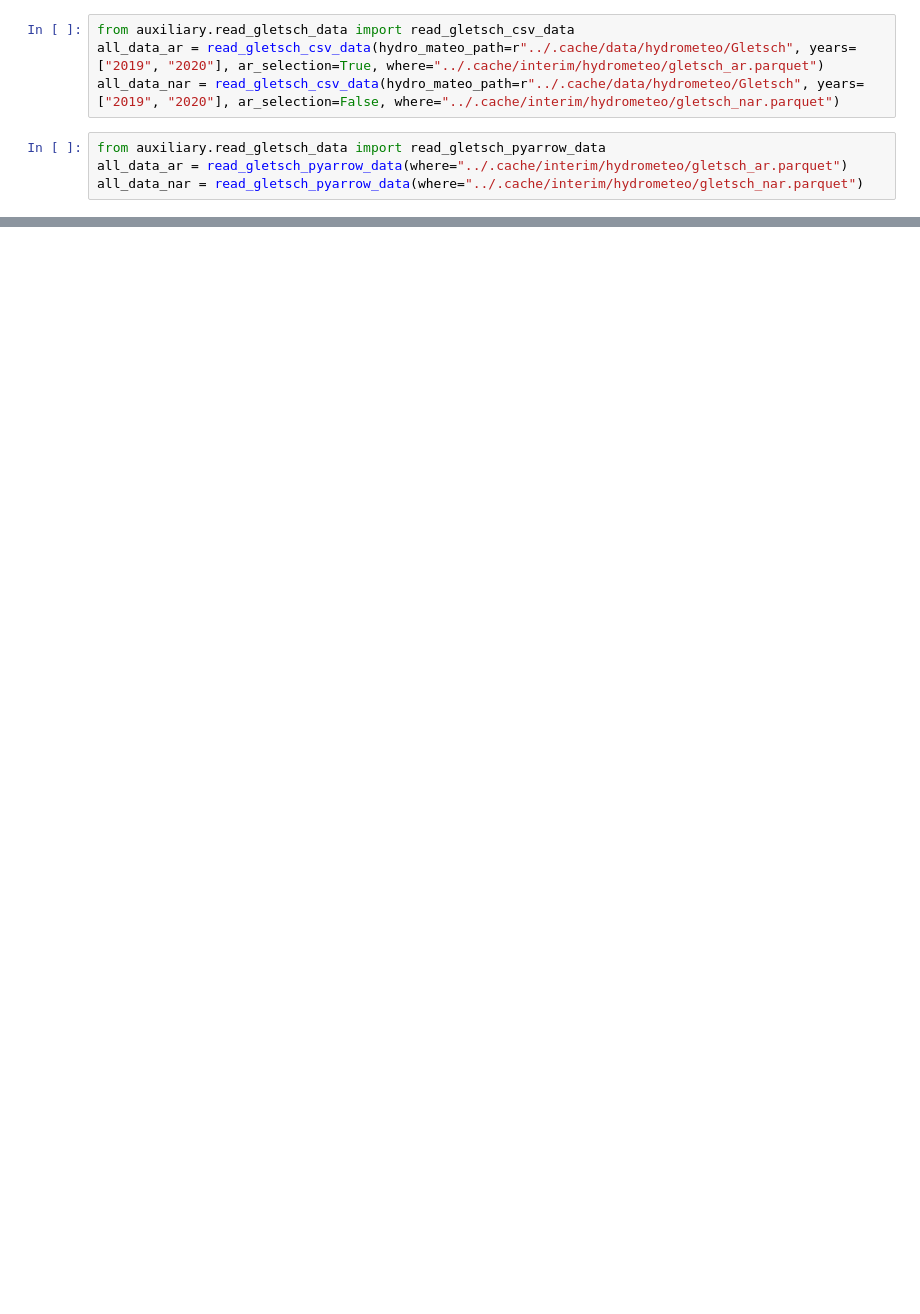
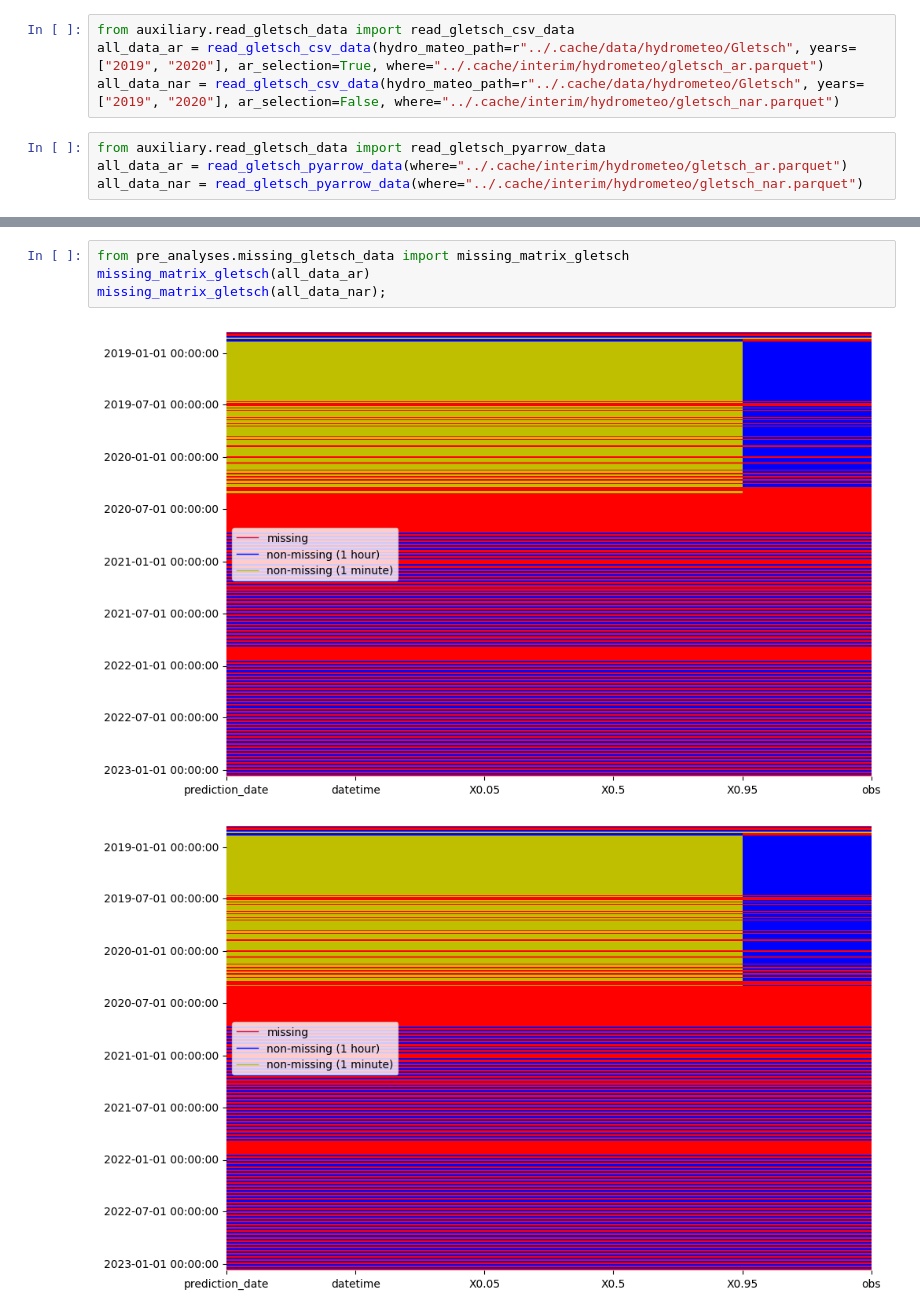
Before and after one commit to heig-vd-ie/smallflex-vpp-codes, a Jupyter notebook: scripts/preliminary_analyses.ipynb, the cells around one changed output, grey strips where cells are left out. Cells and saved outputs as stored; diff of their text form; blank space fills up the shorter version.

Commit message:
Detect missing values of Gletsch dataset

```diff
--- a/scripts/preliminary_analyses.ipynb
+++ b/scripts/preliminary_analyses.ipynb
@@ -35,0 +15,7 @@ shape: (6_438_323, 5)
+# %%
+from pre_analyses.missing_gletsch_data import missing_matrix_gletsch
+missing_matrix_gletsch(all_data_ar)
+missing_matrix_gletsch(all_data_nar);
+# %% [output]
+[figure, added]
+[figure, added]
```
Also changed, not shown: parts of 3 cells of this notebook, 3 other files.
